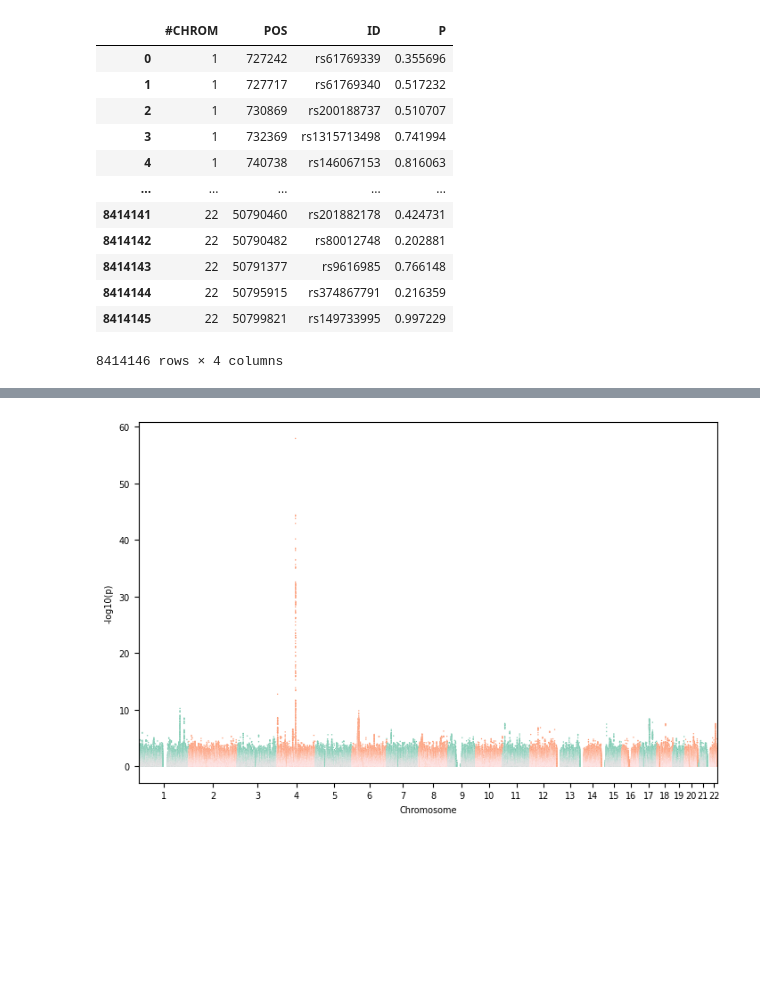
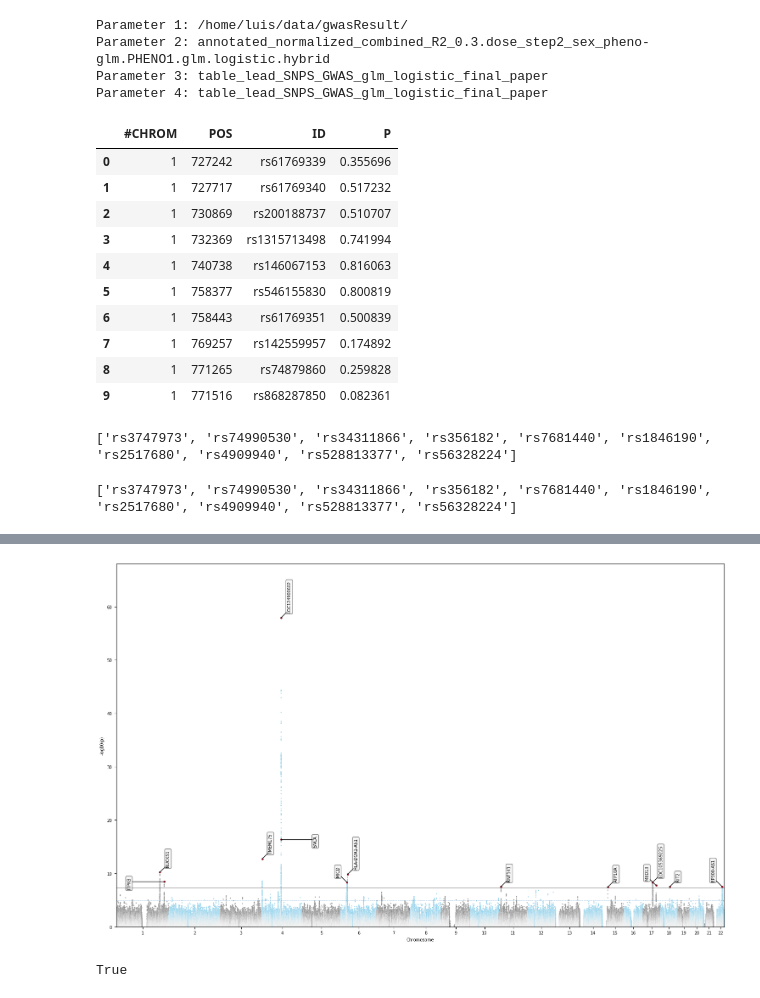
Before and after one commit to cge-tubingens/IDEAL-GENOM, a Jupyter notebook: viz_notebooks/manhattan.ipynb, the cells around one changed output, grey strips where cells are left out. Drawn from its saved outputs; the diff is of its cells as text; code cells hidden in the pictures; blank space fills up the shorter version.

```diff
--- a/viz_notebooks/manhattan.ipynb
+++ b/viz_notebooks/manhattan.ipynb
@@ -11,13 +51,22 @@ from luxgiant_dstream.manhattan_type import process_manhattan_data, draw_manhatt
+# %%
+# Use the parameter values
+path_params = get_params()
+print(f"Parameter 1: {path_params[0]}")
+print(f"Parameter 2: {path_params[1]}")
+print(f"Parameter 3: {path_params[2]}")
+print(f"Parameter 4: {path_params[3]}")
+# %% [output]
+Parameter 1: /home/luis/data/gwasResult/
+Parameter 2: annotated_normalized_combined_R2_0.3.dose_step2_sex_pheno-glm.PHENO1.glm.logistic.hybrid
+Parameter 3: table_lead_SNPS_GWAS_glm_logistic_final_paper
+Parameter 4: table_lead_SNPS_GWAS_glm_logistic_final_paper
 # %%
 import pandas as pd
 
-path_2_dir = '/mnt/0A2AAC152AABFBB7/data/gwasResult/'
-filename1 = 'annotated_normalized_combined_R2_0.3.dose_step2_sex_pheno-glm.PHENO1.glm.logistic.hybrid'
-
 df_gwas = pd.read_csv(
-    os.path.join(path_2_dir, filename1), sep='\t', usecols=['#CHROM', 'POS', 'ID', 'P']
+    os.path.join(path_params[0], path_params[1]), sep='\t', usecols=['#CHROM', 'POS', 'ID', 'P']
 )
-df_gwas
+df_gwas.head(10)
 # %% [output]
 |  | #CHROM | POS | ID | P |
 | 0 | 1 | 727242 | rs61769339 | 0.355696 |
@@ -25,18 +74,50 @@ df_gwas
 | 2 | 1 | 730869 | rs200188737 | 0.510707 |
 | 3 | 1 | 732369 | rs1315713498 | 0.741994 |
 | 4 | 1 | 740738 | rs146067153 | 0.816063 |
-| ... | ... | ... | ... | ... |
-| 8414141 | 22 | 50790460 | rs201882178 | 0.424731 |
-| 8414142 | 22 | 50790482 | rs80012748 | 0.202881 |
-| 8414143 | 22 | 50791377 | rs9616985 | 0.766148 |
-| 8414144 | 22 | 50795915 | rs374867791 | 0.216359 |
-| 8414145 | 22 | 50799821 | rs149733995 | 0.997229 |
+| 5 | 1 | 758377 | rs546155830 | 0.800819 |
+| 6 | 1 | 758443 | rs61769351 | 0.500839 |
+| 7 | 1 | 769257 | rs142559957 | 0.174892 |
+| 8 | 1 | 771265 | rs74879860 | 0.259828 |
+| 9 | 1 | 771516 | rs868287850 | 0.082361 |
-8414146 rows × 4 columns
+# %%
+if path_params[2] is not None or path_params[2] != '':
+    highlight_path = os.path.join(path_params[0], path_params[2])
+    if os.path.exists(highlight_path):
+        df_high = pd.read_csv(
+            highlight_path, sep='\t'
+        )
+        to_highlight = df_high['SNP'].to_list()
+        print(to_highlight[:10])
+    else:
+        print('Path to file with SNPs to highlight does not exist')
+else:
+    print('No file with SNPs to highlight')
+# %% [output]
+['rs3747973', 'rs74990530', 'rs34311866', 'rs356182', 'rs7681440', 'rs1846190', 'rs2517680', 'rs4909940', 'rs528813377', 'rs56328224']
+# %%
+if path_params[3] is not None or path_params[3] != '':
+    annotate_path = os.path.join(path_params[0], path_params[3])
+    if os.path.exists(annotate_path):
+        df_anno = pd.read_csv(
+            annotate_path, sep='\t'
+        )
+        to_annotate = df_anno['SNP'].to_list()
+        print(to_annotate[:10])
+    else:
+        print('Path to file with SNPs to annotate does not exist')
+else:
+    print('No file with SNPs to annotate')
+# %% [output]
+['rs3747973', 'rs74990530', 'rs34311866', 'rs356182', 'rs7681440', 'rs1846190', 'rs2517680', 'rs4909940', 'rs528813377', 'rs56328224']
 # %%
 draw_manhattan(
-    data_df=df_gwas,
-    chr_col='#CHROM',
-    pos_col='POS',
-    p_col='P'
+    data_df     =df_gwas,
+    chr_col     ='#CHROM',
+    pos_col     ='POS',
+    p_col       ='P',
+    snp_col     ='ID',
+    plot_dir    =path_params[0],
+    to_highlight=to_highlight,
+    to_annotate =to_annotate
 )
 # %% [output]
@@ -45 +128,2 @@ The palette list has fewer values (2) than needed (22) and will cycle, which may
-[figure, old version]
+[figure, new version]
+True
```
Also changed, not shown: parts of 3 cells of this notebook.
